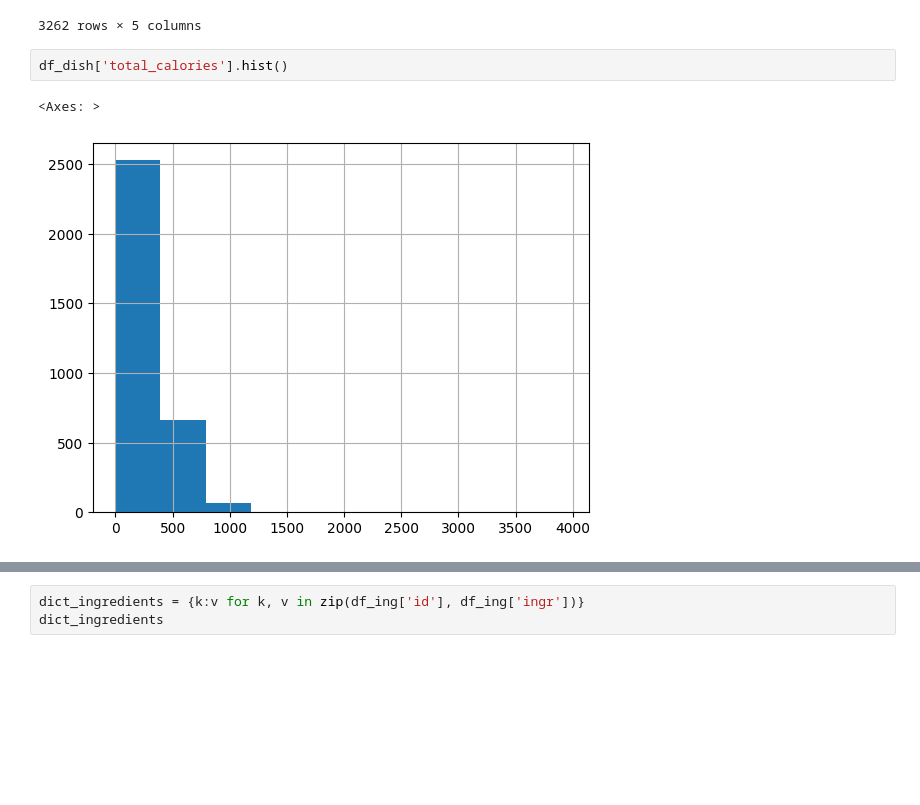
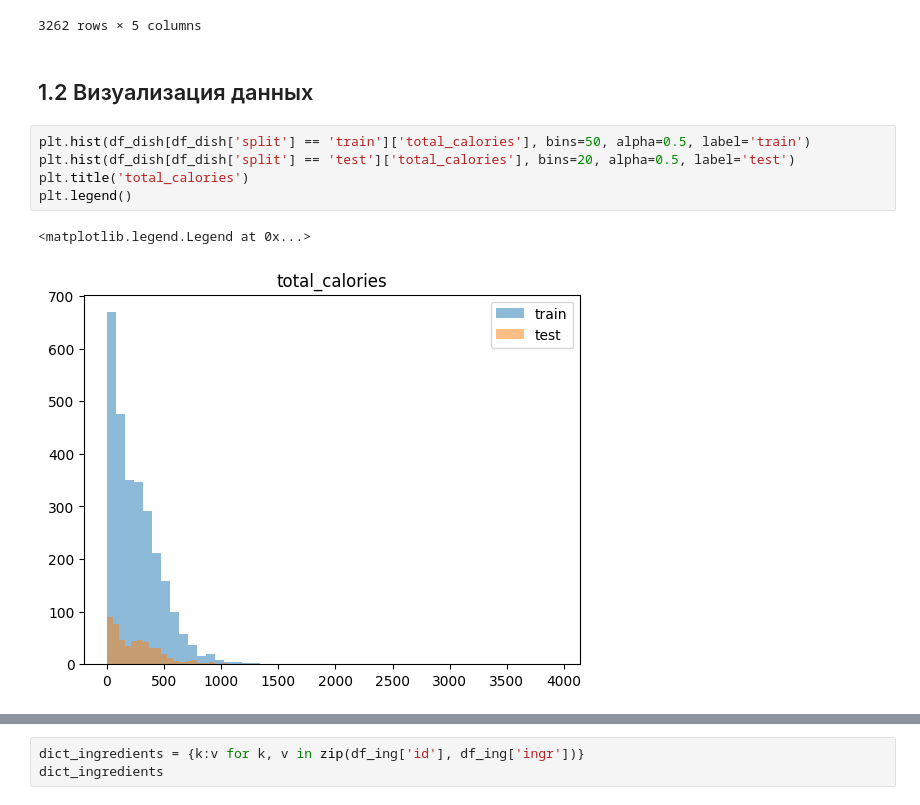
Before and after one commit to russele7/practicum_dle_sprint_4, a Jupyter notebook: solution.ipynb, the cells around one changed output, grey strips where cells are left out. Cells and saved outputs as stored; diff of their text form; blank space fills up the shorter version.

```diff
--- a/solution.ipynb
+++ b/solution.ipynb
@@ -75,9 +63,14 @@ df_dish
 | 3260 | dish_1558458496 | 53.130001 | 77.0 | ingr_0000000440 | train |
 | 3261 | dish_1568664931 | 67.877647 | 60.0 | ingr_0000000032;ingr_0000000189;i... | train |
 3262 rows × 5 columns
-# %%
-df_dish['total_calories'].hist()
-# %% [output]
-<Axes: >
-[figure, removed]
+# %% [markdown]
+## 1.2 Визуализация данных
+# %%
+plt.hist(df_dish[df_dish['split'] == 'train']['total_calories'], bins=50, alpha=0.5, label='train')
+plt.hist(df_dish[df_dish['split'] == 'test']['total_calories'], bins=20, alpha=0.5, label='test')
+plt.title('total_calories')
+plt.legend()
+# %% [output]
+<matplotlib.legend.Legend at 0x...>
+[figure, added]
 # %%
```
Also changed, not shown: parts of 33 cells of this notebook, 3 other files.
